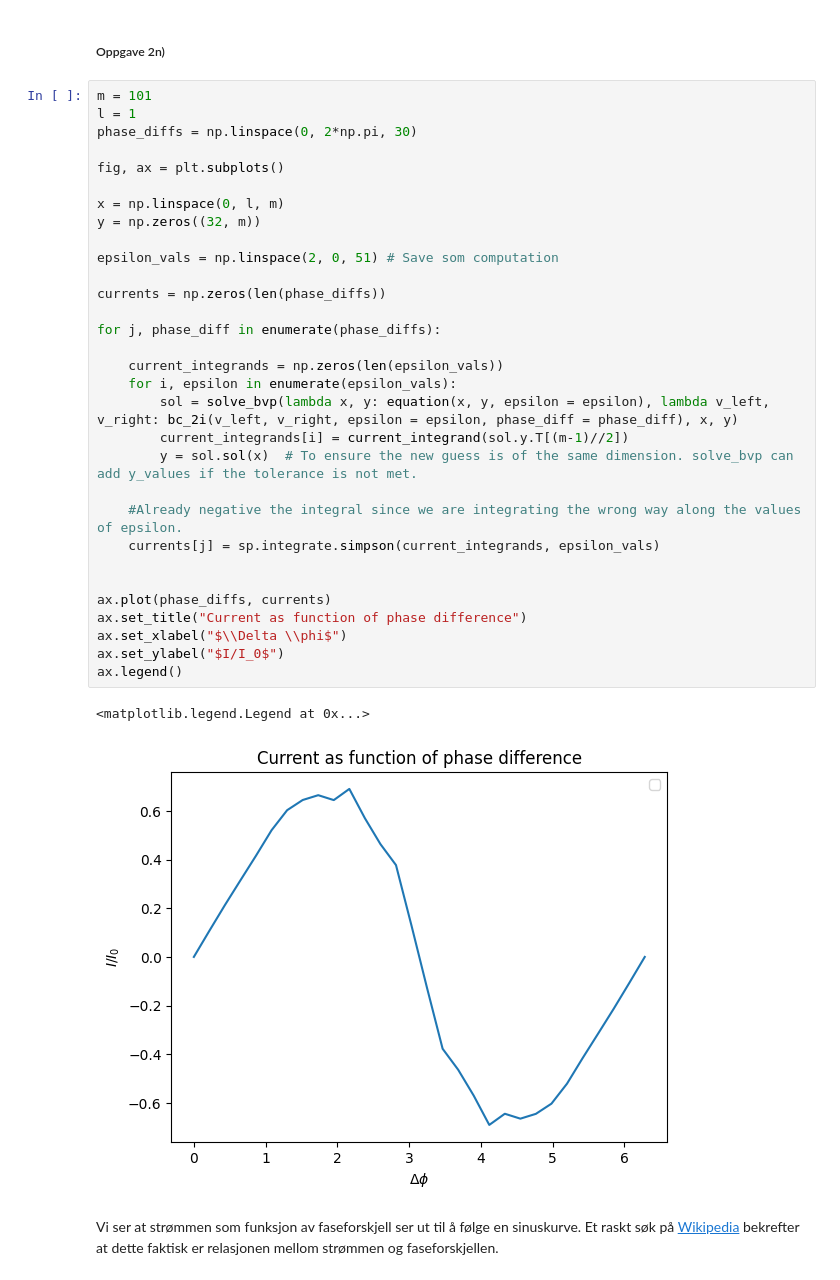
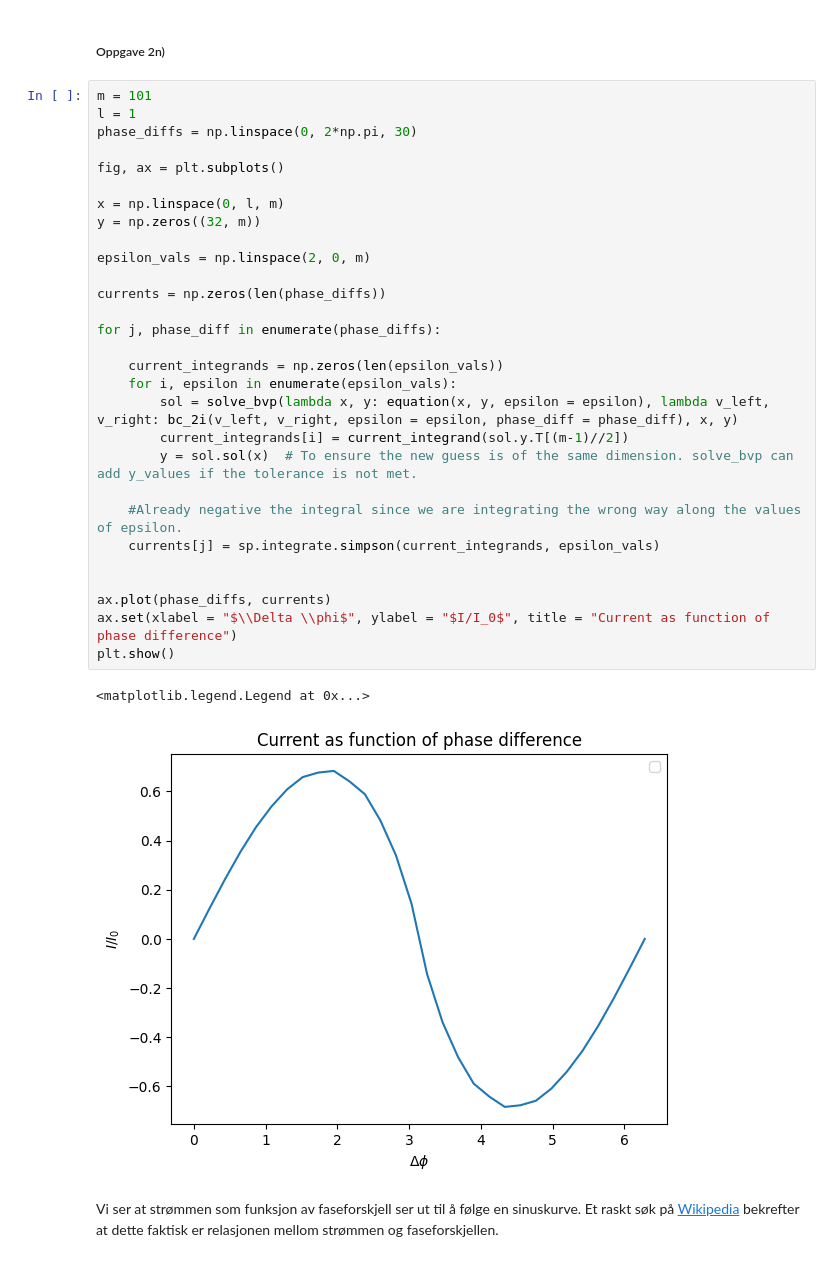
Before and after one commit to einaraarnaes/Prosjekt3, a Jupyter notebook: code.ipynb, the cells around one changed output. Drawn from its saved outputs; the diff is of its cells as text.

```diff
--- a/code.ipynb
+++ b/code.ipynb
@@ -909,37 +899,35 @@ Nå ser vi at integranden ikke lenger er null. For å verifisere at strømmen er
 # %%
 m = 101
 l = 1
 phase_diffs = np.linspace(0, 2*np.pi, 30)
 
 fig, ax = plt.subplots()
 
 x = np.linspace(0, l, m)
 y = np.zeros((32, m))
 
-epsilon_vals = np.linspace(2, 0, 51) # Save som computation
+epsilon_vals = np.linspace(2, 0, m)
 
 currents = np.zeros(len(phase_diffs))
 
 for j, phase_diff in enumerate(phase_diffs):
 
     current_integrands = np.zeros(len(epsilon_vals))
     for i, epsilon in enumerate(epsilon_vals):
         sol = solve_bvp(lambda x, y: equation(x, y, epsilon = epsilon), lambda v_left, v_right: bc_2i(v_left, v_right, epsilon = epsilon, phase_diff = phase_diff), x, y)
         current_integrands[i] = current_integrand(sol.y.T[(m-1)//2])
         y = sol.sol(x)  # To ensure the new guess is of the same dimension. solve_bvp can add y_values if the tolerance is not met.
 
     #Already negative the integral since we are integrating the wrong way along the values of epsilon.
     currents[j] = sp.integrate.simpson(current_integrands, epsilon_vals)
 
 
 ax.plot(phase_diffs, currents)
-ax.set_title("Current as function of phase difference")
-ax.set_xlabel("$\\Delta \\phi$")
-ax.set_ylabel("$I/I_0$")
-ax.legend()
+ax.set(xlabel = "$\\Delta \\phi$", ylabel = "$I/I_0$", title = "Current as function of phase difference")
+plt.show()
 # %% [output]
 <matplotlib.legend.Legend at 0x...>
-[figure, old version]
+[figure, new version]
 # %% [markdown]
 Vi ser at strømmen som funksjon av faseforskjell ser ut til å følge en sinuskurve. Et raskt søk på [Wikipedia](https://en.wikipedia.org/wiki/Josephson_effect#Josephson_equations) bekrefter at dette faktisk er relasjonen mellom strømmen og faseforskjellen.
 # %% [markdown]
```
Also changed, not shown: parts of 9 cells of this notebook.
